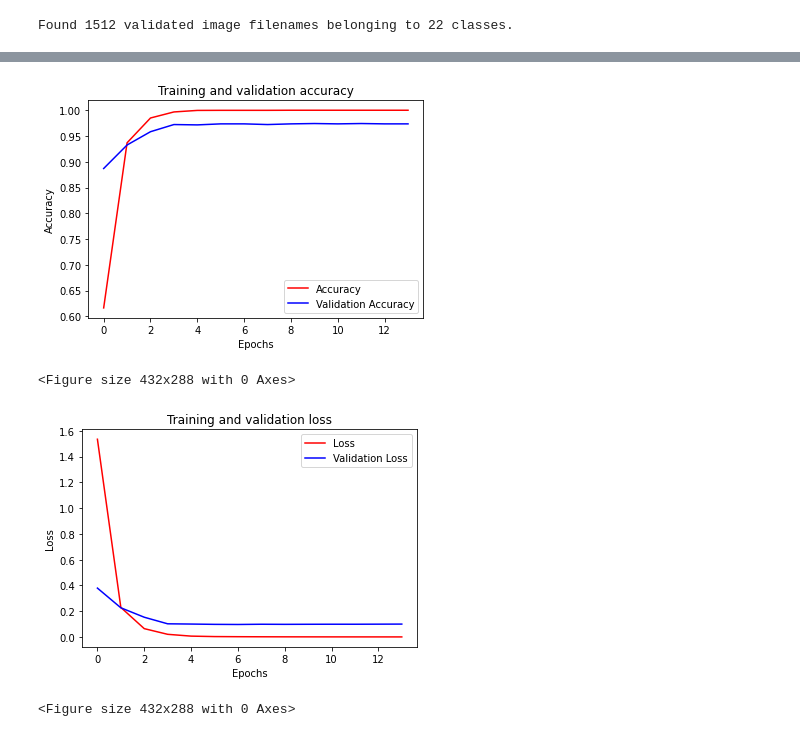
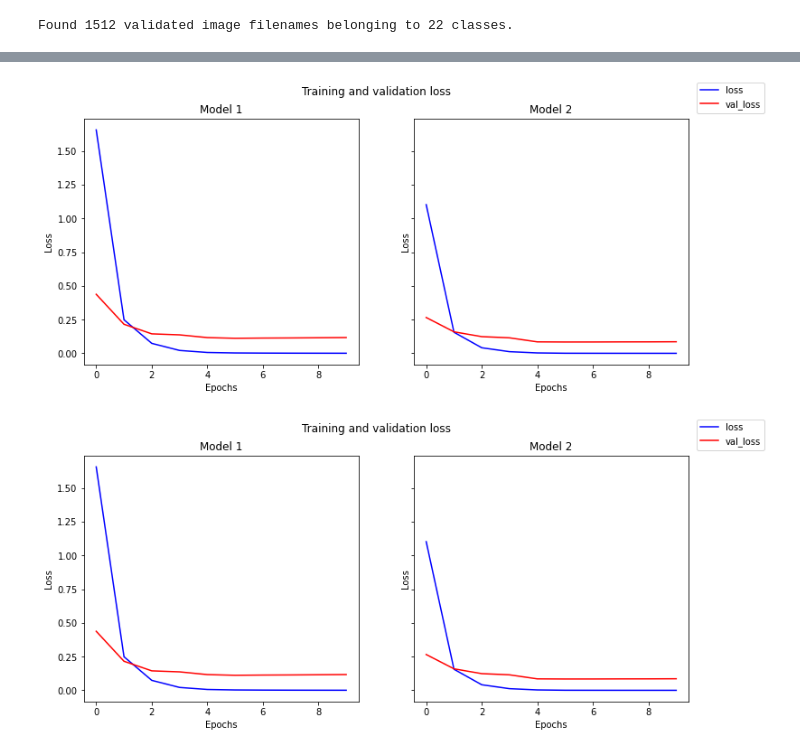
Before and after one commit to amFarrouk/OCR_prj, a Jupyter notebook: simpleCNN_RNN.ipynb, the cells around one changed output, grey strips where cells are left out. Saved outputs shown, nothing was run; the diff lists cells and outputs as text; code cells hidden in the pictures.

```diff
--- a/simpleCNN_RNN.ipynb
+++ b/simpleCNN_RNN.ipynb
@@ -126,7 +145,7 @@ test_image_gen=ImageDataGenerator(rescale=1.0/255)
 train_image_gen=train_image_gen.flow_from_dataframe(train_df,x_col="img",y_col="label",
                                             directory="./bdh",
                                             batch_size=32,
-                                            target_size=(imgresize.shape[0],imgresize.shape[1]),
+                                            target_size=(imgresize1.shape[0],imgresize1.shape[1]),
                                             color_mode='grayscale',
                                             class_mode='categorical')
 # %% [output]
@@ -135,7 +154,7 @@ Found 6048 validated image filenames belonging to 22 classes.
 test_image_gen=test_image_gen.flow_from_dataframe(test_df,x_col="img",y_col="label",
                                             directory="./bdh",
                                             batch_size=32,
-                                            target_size=(imgresize.shape[0],imgresize.shape[1]),
+                                            target_size=(imgresize1.shape[0],imgresize1.shape[1]),
                                             color_mode='grayscale',
                                             class_mode='categorical')
 # %% [output]
@@ -314,43 +304,11 @@ Epoch 10/100
 # %%
-#-----------------------------------------------------------
-# Retrieve a list of list results on training and test data
+#-----------------------------------------------------------------------
+# Retrieve a list of list results on training and test data of 2nd model
 # sets for each training epoch
-#-----------------------------------------------------------
-acc=history.history['accuracy']
-val_acc=history.history['val_accuracy']
-loss=history.history['loss']
-val_loss=history.history['val_loss']
+#-----------------------------------------------------------------------
+acc2_hist=history2.history['accuracy']
+val_acc2_hist=history2.history['val_accuracy']
+loss2_hist=history2.history['loss']
+val_loss2_hist=history2.history['val_loss']
 
-epochs=range(len(acc)) # Get number of epochs
+epochs2=range(len(acc2_hist)) # Get number of epochs
-# %%
-#------------------------------------------------
-# Plot training and validation accuracy per epoch
-#------------------------------------------------
-plt.plot(epochs, acc, 'r')
-plt.plot(epochs, val_acc, 'b')
-plt.title('Training and validation accuracy')
-plt.xlabel("Epochs")
-plt.ylabel("Accuracy")
-plt.legend(["Accuracy", "Validation Accuracy"])
-
-plt.figure()
-plt.show()
-# %% [output]
-[figure, removed]
-<Figure size 432x288 with 0 Axes>
-# %%
-#------------------------------------------------
-# Plot training and validation loss per epoch
-#------------------------------------------------
-plt.plot(epochs, loss, 'r')
-plt.plot(epochs, val_loss, 'b')
-plt.title('Training and validation loss')
-plt.xlabel("Epochs")
-plt.ylabel("Loss")
-plt.legend(["Loss", "Validation Loss"])
-
-plt.figure()
-plt.show()
-# %% [output]
-[figure, removed]
-<Figure size 432x288 with 0 Axes>
@@ -356,0 +334,22 @@ plt.show()
+# %%
+#----------------------------------------------------------------
+# Plot training and validation accuracy per epoch for both models
+#----------------------------------------------------------------
+fig, (axs1, axs2) = plt.subplots(1, 2,figsize=(12,5),sharey=True)
+fig.suptitle('Training and validation loss')
+
+axs1.set_title('Model 1')
+axs1.set(xlabel="Epochs",ylabel="Loss")
+axs1.plot(epochs, loss_hist,'b',label="loss")
+axs1.plot(epochs, val_loss_hist,'r',label="val_loss")
+
+axs2.set_title('Model 2')
+axs2.set(xlabel="Epochs",ylabel="Loss")
+axs2.plot(epochs2, loss2_hist,'b')
+axs2.plot(epochs2, val_loss2_hist,'r')
+
+fig.legend(loc="upper right")
+plt.show()
+# %% [output]
+[figure, added]
+[figure, added]
```
Also changed, not shown: parts of 18 cells of this notebook.
